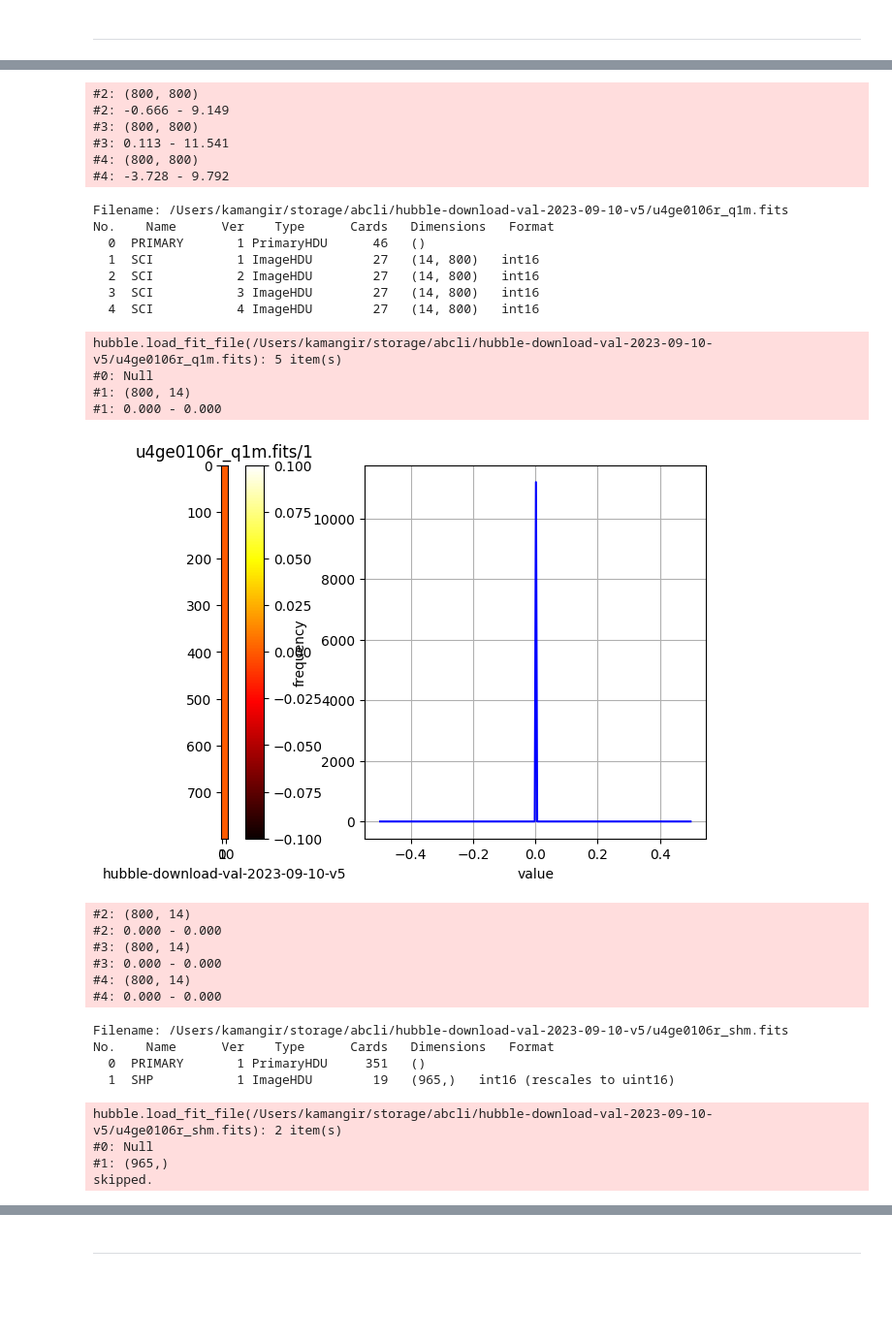
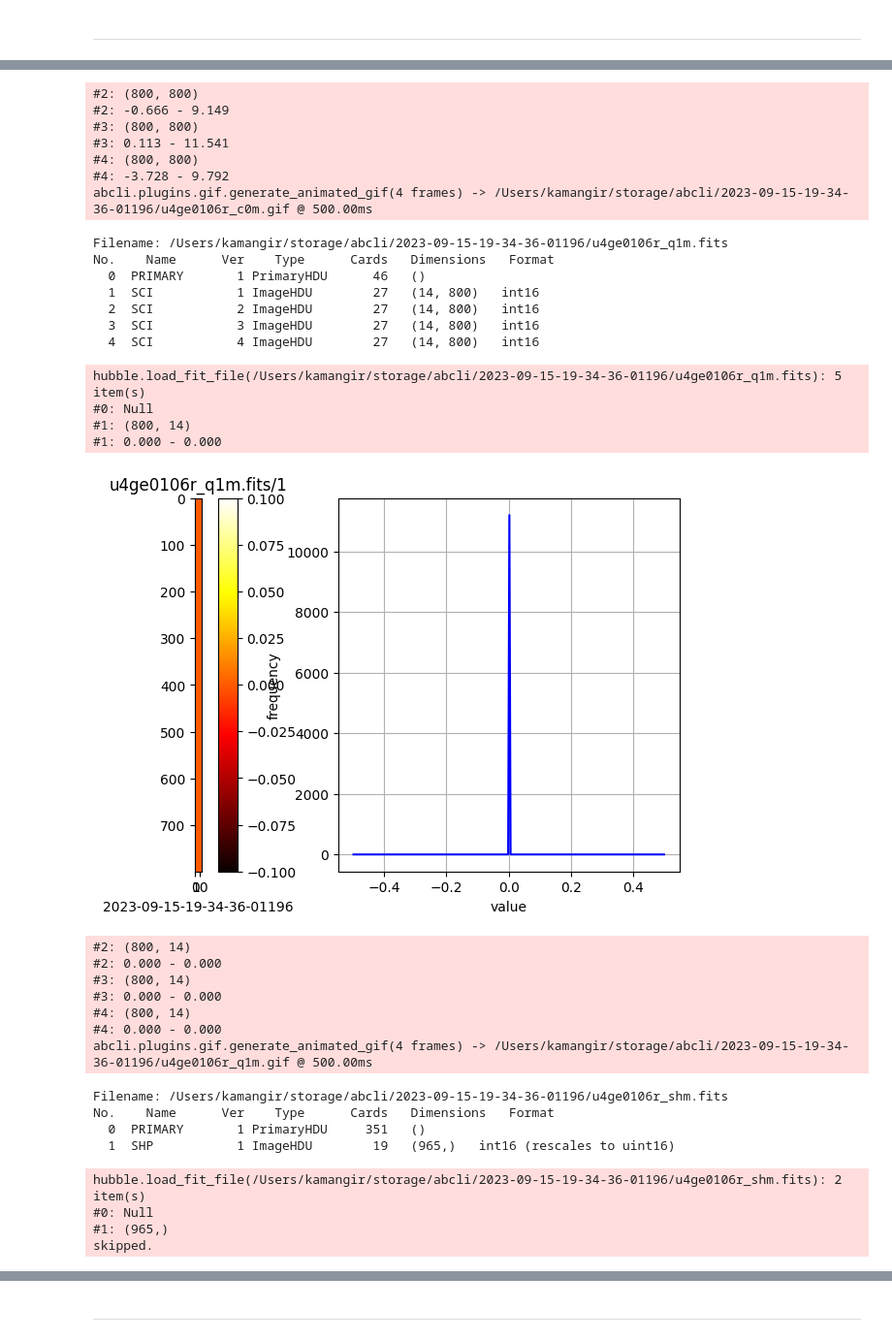
Before and after one commit to kamangir/hubble, a Jupyter notebook: notebooks/fits.ipynb, the cells around one changed output, grey strips where cells are left out. Shown at 97% size. Saved outputs shown, nothing was run; the diff lists cells and outputs as text; code cells hidden in the pictures; blank space fills up the shorter version.

Commit message:
ingest refactor - kamangir/bolt#746

```diff
--- a/notebooks/fits.ipynb
+++ b/notebooks/fits.ipynb
@@ -30,3 +24,10 @@ object_name = "hubble-download-val-2023-09-10-v5"
+# %%
+object_name = "2023-09-15-19-34-36-01196"
+dataset_name = "hst"
+hubble_object_name = "public/u4ge/u4ge0106r"
+
+do_download = False
+do_upload = False
 # %%
 HOME=os.getenv("HOME")
 %env abcli_object_name={object_name}
@@ -39,8 +40,10 @@ env: abcli_object_path=/Users/kamangir/storage/abcli/hubble-download-val-2023-09
 # %%
-%%bash -s $object_name
+%%bash -s $do_download $object_name
 source ~/git/awesome-bash-cli/bash/abcli.sh in_notebook
 
-object_name=$1
+do_download=$1
+object_name=$2
 
-abcli select $object_name
-abcli download
+if [[ "$do_download" == True ]] ; then
+    abcli download $object_name
+fi
@@ -53,5 +50,10 @@ hubble-download-val-2023-09-10-v5 download completed.
 # %% [markdown]
 ---
 # %%
-ingest(object_name)
+ingest(
+    object_name,
+    dataset_name,
+    hubble_object_name,
+    plot=True,
+)
 # %% [output]
@@ -71,32 +74,34 @@ hubble.load_fit_file(/Users/kamangir/storage/abcli/hubble-download-val-2023-09-1
 #2: (800, 800)
 #2: -0.666 - 9.149
 #3: (800, 800)
 #3: 0.113 - 11.541
 #4: (800, 800)
 #4: -3.728 - 9.792
+abcli.plugins.gif.generate_animated_gif(4 frames) -> /Users/kamangir/storage/abcli/2023-09-15-19-34-36-01196/u4ge0106r_c0m.gif @ 500.00ms
-Filename: /Users/kamangir/storage/abcli/hubble-download-val-2023-09-10-v5/u4ge0106r_q1m.fits
+Filename: /Users/kamangir/storage/abcli/2023-09-15-19-34-36-01196/u4ge0106r_q1m.fits
 No.    Name      Ver    Type      Cards   Dimensions   Format
   0  PRIMARY       1 PrimaryHDU      46   ()
   1  SCI           1 ImageHDU        27   (14, 800)   int16
   2  SCI           2 ImageHDU        27   (14, 800)   int16
   3  SCI           3 ImageHDU        27   (14, 800)   int16
   4  SCI           4 ImageHDU        27   (14, 800)   int16
-hubble.load_fit_file(/Users/kamangir/storage/abcli/hubble-download-val-2023-09-10-v5/u4ge0106r_q1m.fits): 5 item(s)
+hubble.load_fit_file(/Users/kamangir/storage/abcli/2023-09-15-19-34-36-01196/u4ge0106r_q1m.fits): 5 item(s)
 #0: Null
 #1: (800, 14)
 #1: 0.000 - 0.000
-[figure, old version]
+[figure, new version]
 #2: (800, 14)
 #2: 0.000 - 0.000
 #3: (800, 14)
 #3: 0.000 - 0.000
 #4: (800, 14)
 #4: 0.000 - 0.000
+abcli.plugins.gif.generate_animated_gif(4 frames) -> /Users/kamangir/storage/abcli/2023-09-15-19-34-36-01196/u4ge0106r_q1m.gif @ 500.00ms
-Filename: /Users/kamangir/storage/abcli/hubble-download-val-2023-09-10-v5/u4ge0106r_shm.fits
+Filename: /Users/kamangir/storage/abcli/2023-09-15-19-34-36-01196/u4ge0106r_shm.fits
 No.    Name      Ver    Type      Cards   Dimensions   Format
   0  PRIMARY       1 PrimaryHDU     351   ()
   1  SHP           1 ImageHDU        19   (965,)   int16 (rescales to uint16)
-hubble.load_fit_file(/Users/kamangir/storage/abcli/hubble-download-val-2023-09-10-v5/u4ge0106r_shm.fits): 2 item(s)
+hubble.load_fit_file(/Users/kamangir/storage/abcli/2023-09-15-19-34-36-01196/u4ge0106r_shm.fits): 2 item(s)
 #0: Null
 #1: (965,)
 skipped.
```
Also changed, not shown: parts of 8 cells of this notebook, 5 other files.
